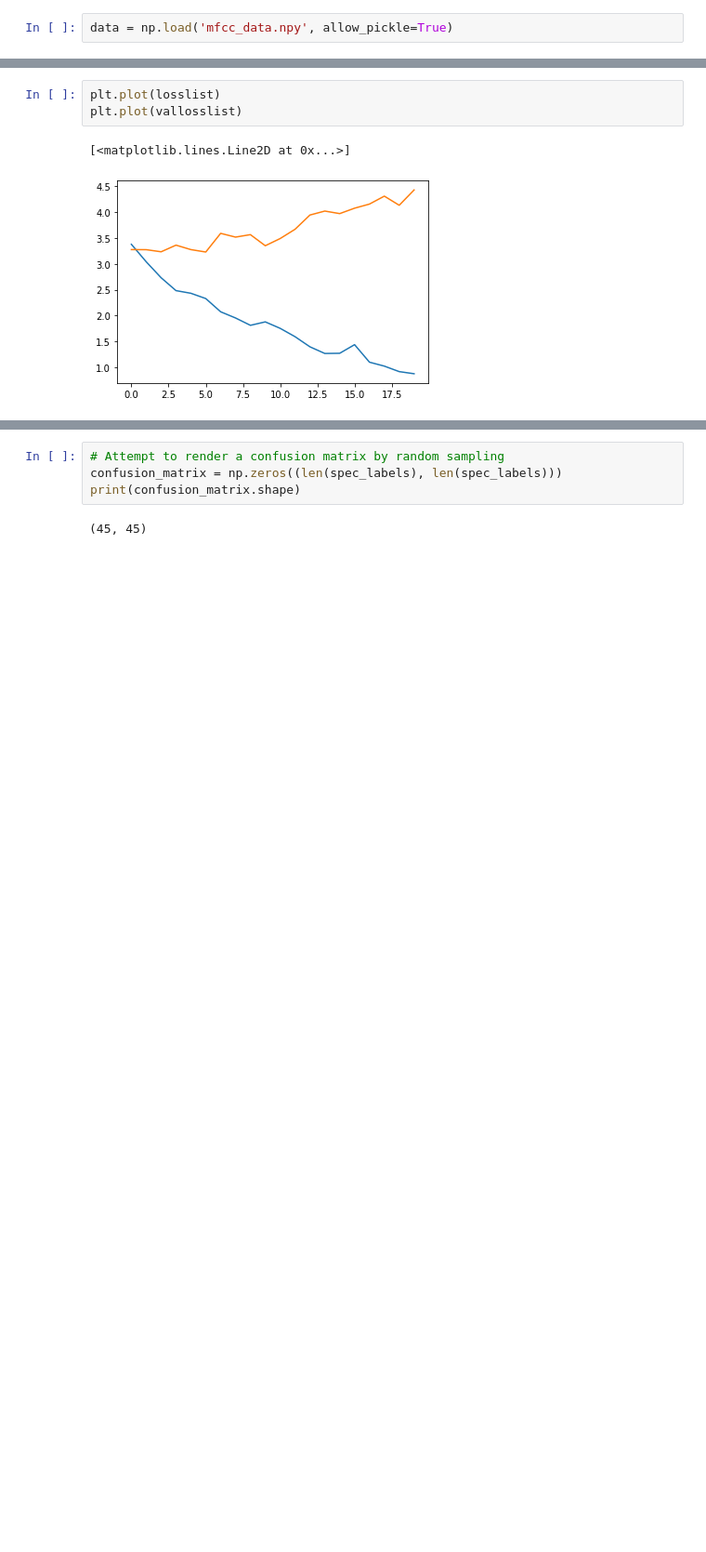
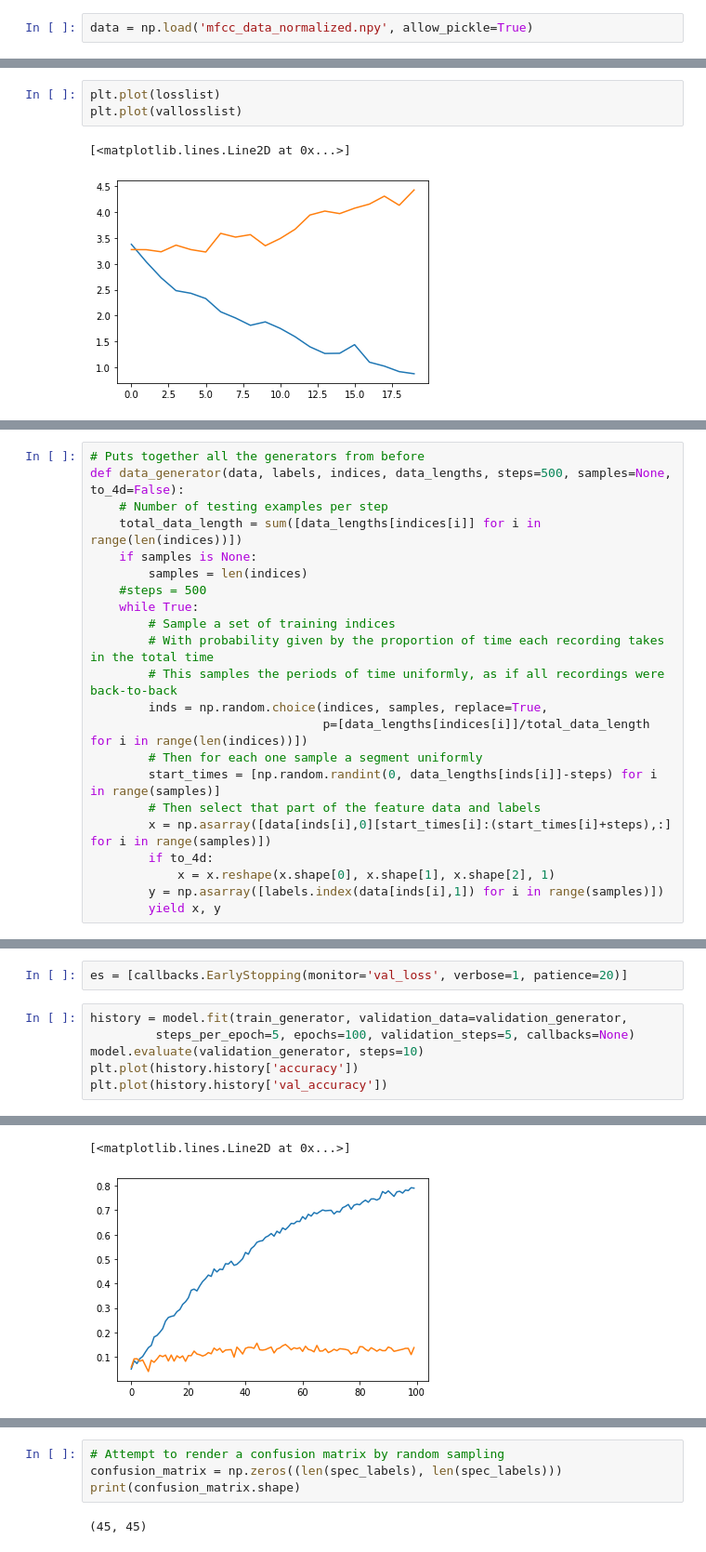
Before and after one commit to SeanScripts/us-bird-songs, a Jupyter notebook: identify_song.ipynb, the cells around one changed output, grey strips where cells are left out. Shown: that part at 93% size. Drawn from its saved outputs; the diff is of its cells as text; blank space fills up the shorter version.

```diff
--- a/identify_song.ipynb
+++ b/identify_song.ipynb
@@ -11,7 +11,7 @@ import matplotlib.pyplot as plt
 
 curr_dir = os.getcwd()
 # %%
-data = np.load('mfcc_data.npy', allow_pickle=True)
+data = np.load('mfcc_data_normalized.npy', allow_pickle=True)
 # %%
 data.shape
 # %% [output]
@@ -420,0 +404,22 @@ plt.plot(vallosslist)
+# %%
+# Puts together all the generators from before
+def data_generator(data, labels, indices, data_lengths, steps=500, samples=None, to_4d=False):
+    # Number of testing examples per step
+    total_data_length = sum([data_lengths[indices[i]] for i in range(len(indices))])
+    if samples is None:
+        samples = len(indices)
+    #steps = 500
+    while True:
+        # Sample a set of training indices
+        # With probability given by the proportion of time each recording takes in the total time
+        # This samples the periods of time uniformly, as if all recordings were back-to-back
+        inds = np.random.choice(indices, samples, replace=True,
+                                p=[data_lengths[indices[i]]/total_data_length for i in range(len(indices))])
+        # Then for each one sample a segment uniformly
+        start_times = [np.random.randint(0, data_lengths[inds[i]]-steps) for i in range(samples)]
+        # Then select that part of the feature data and labels
+        x = np.asarray([data[inds[i],0][start_times[i]:(start_times[i]+steps),:] for i in range(samples)])
+        if to_4d:
+            x = x.reshape(x.shape[0], x.shape[1], x.shape[2], 1)
+        y = np.asarray([labels.index(data[inds[i],1]) for i in range(samples)])
+        yield x, y
@@ -420,0 +455,9 @@ plt.plot(vallosslist)
+# %%
+es = [callbacks.EarlyStopping(monitor='val_loss', verbose=1, patience=20)]
+# %%
+history = model.fit(train_generator, validation_data=validation_generator,
+         steps_per_epoch=5, epochs=100, validation_steps=5, callbacks=None)
+model.evaluate(validation_generator, steps=10)
+plt.plot(history.history['accuracy'])
+plt.plot(history.history['val_accuracy'])
+# %% [output]
@@ -420,0 +481,2 @@ plt.plot(vallosslist)
+[<matplotlib.lines.Line2D at 0x...>]
+[figure, added]
```
Also changed, not shown: parts of 24 cells of this notebook.
